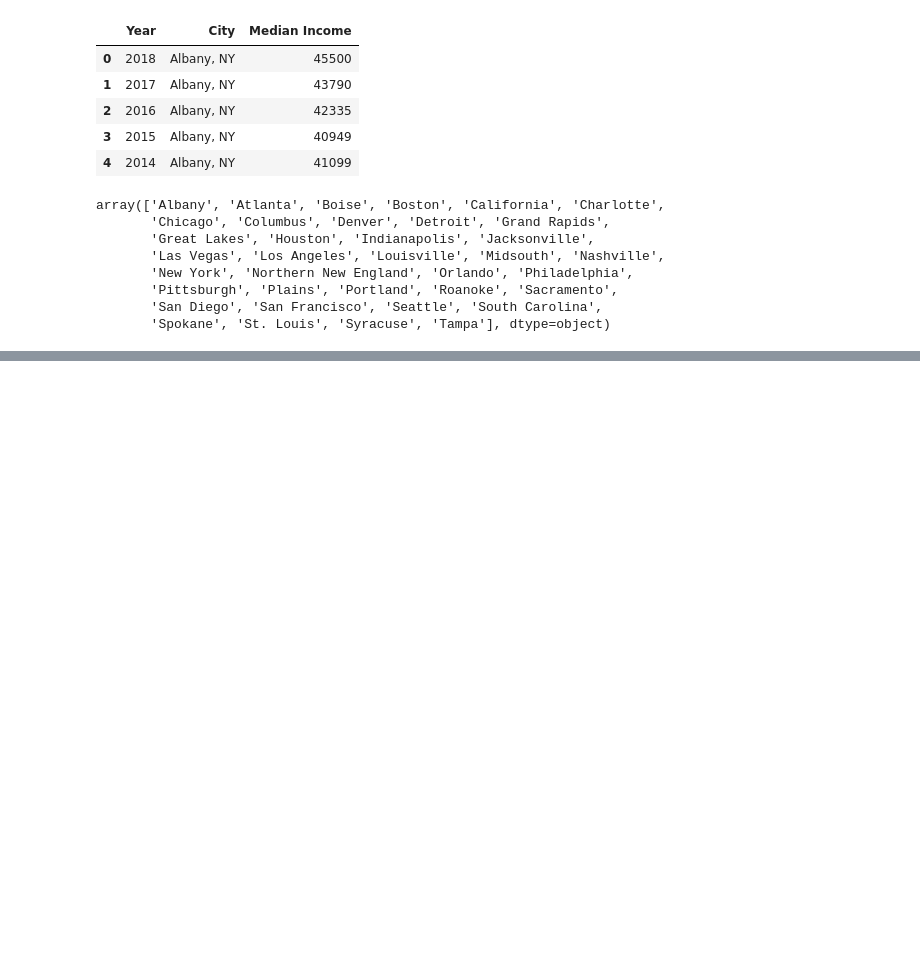
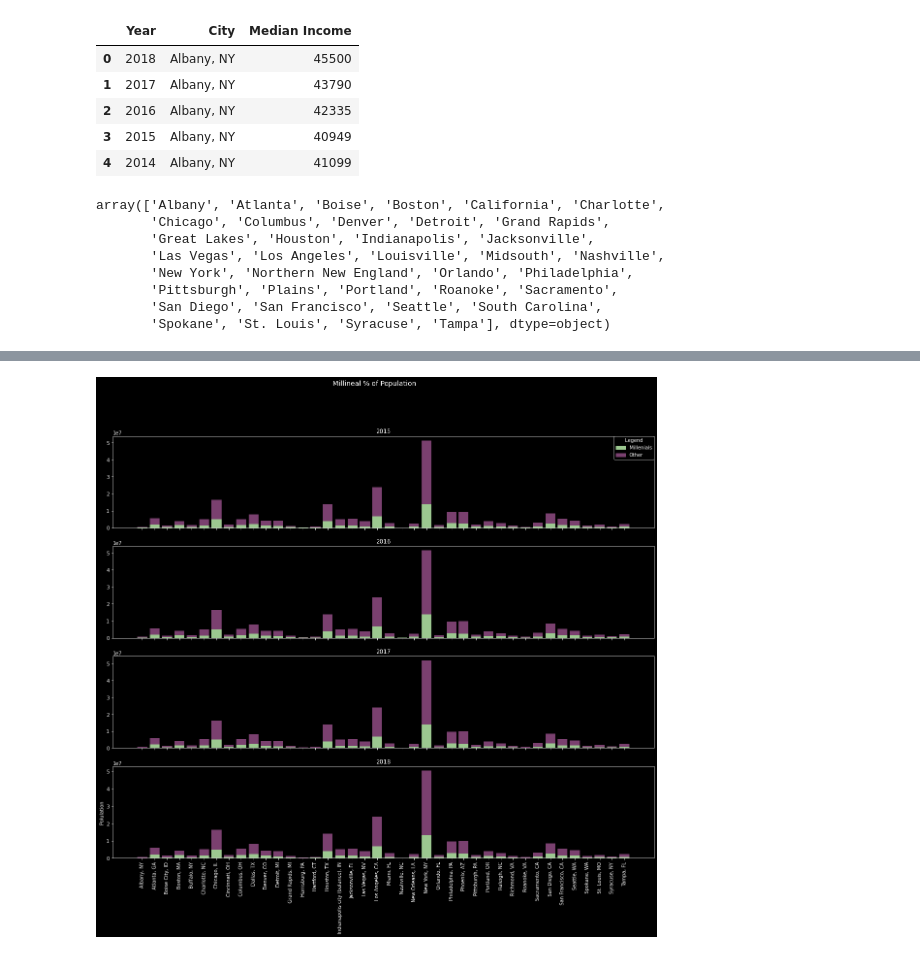
Before and after one commit to lauragtz/project_one, a Jupyter notebook: Avacado_Analysis_JK.ipynb, the cells around one changed output, grey strips where cells are left out. Saved outputs shown, nothing was run; the diff lists cells and outputs as text; code cells hidden in the pictures; blank space fills up the shorter version.

```diff
--- a/Avacado_Analysis_JK.ipynb
+++ b/Avacado_Analysis_JK.ipynb
@@ -127,0 +118,13 @@ KeyError: 'City'
+# %%
+age_groupby = millenials.groupby(['Year', 'City', 'Millenials'])['Number in Range'].sum()
+age_groupby = age_groupby.reset_index().pivot_table(index=['City', ], columns=['Year', 'Millenials'], values='Number in Range').reset_index()
+age_groupby.columns = ['City', '2015 Millenials', '2015 Other','2016 Millenials', '2016 Other', '2017 Millenials', '2017 Other', '2018 Millenials', '2018 Other']
+
+years = [2015, 2016, 2017, 2018]
+
+for year in years:
+    age_groupby['{} %'.format(year)] = (age_groupby['{} Millenials'.format(year)]/(age_groupby['{} Millenials'.format(year)]+age_groupby['{} Other'.format(year)]))*100
+    age_groupby['{} %'.format(year)] = age_groupby['{} %'.format(year)].map("{:,.1f}%".format)
+
+
+age_groupby
@@ -127,0 +149,31 @@ KeyError: 'City'
+# %%
+plt.rcParams['figure.figsize']=(20,16)
+
+fig2, (ax1, ax2, ax3, ax4) = plt.subplots(4, sharex=True)
+ax1.bar(age_groupby['City'],age_groupby['2015 Millenials'], color = '#9CC890' )
+ax1.bar(age_groupby['City'],age_groupby['2015 Other'], bottom=age_groupby['2015 Millenials'], color='#7A406F')
+ax1.set_title('2015')
+
+ax2.bar(age_groupby['City'],age_groupby['2016 Millenials'], color = '#9CC890' )
+ax2.bar(age_groupby['City'],age_groupby['2016 Other'], bottom=age_groupby['2016 Millenials'], color='#7A406F')
+ax2.set_title('2016')
+
+ax3.bar(age_groupby['City'],age_groupby['2017 Millenials'], color = '#9CC890' )
+ax3.bar(age_groupby['City'],age_groupby['2017 Other'], bottom=age_groupby['2017 Millenials'], color='#7A406F')
+ax3.set_title('2017')
+
+ax4.bar(age_groupby['City'],age_groupby['2018 Millenials'], color = '#9CC890' )
+ax4.bar(age_groupby['City'],age_groupby['2018 Other'], bottom=age_groupby['2018 Millenials'], color='#7A406F')
+ax4.set_title('2018')
+
+mil_patch = mpatches.Patch(color='#9CC890', label='Millenials')
+non_mil_patch = mpatches.Patch(color='#7A406F', label='Other')
+ax1.legend(title='Legend', handles = [mil_patch, non_mil_patch], loc='upper right', fancybox=True, borderaxespad=0)
+
+
+plt.xticks(rotation=90)
+plt.suptitle("Millineal % of Population", fontsize=14)
+plt.ylabel('Polulation')
+plt.show()
+# %% [output]
+[figure, added]
```
Also changed, not shown: parts of 5 cells of this notebook.
